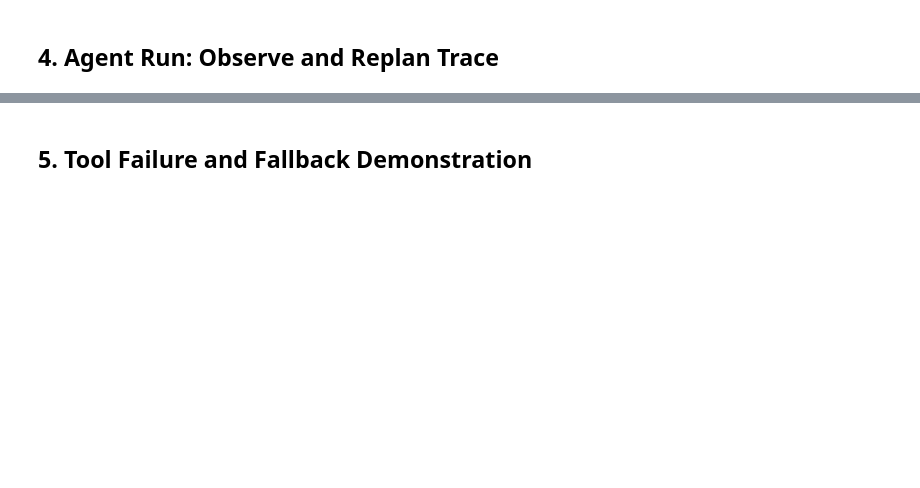
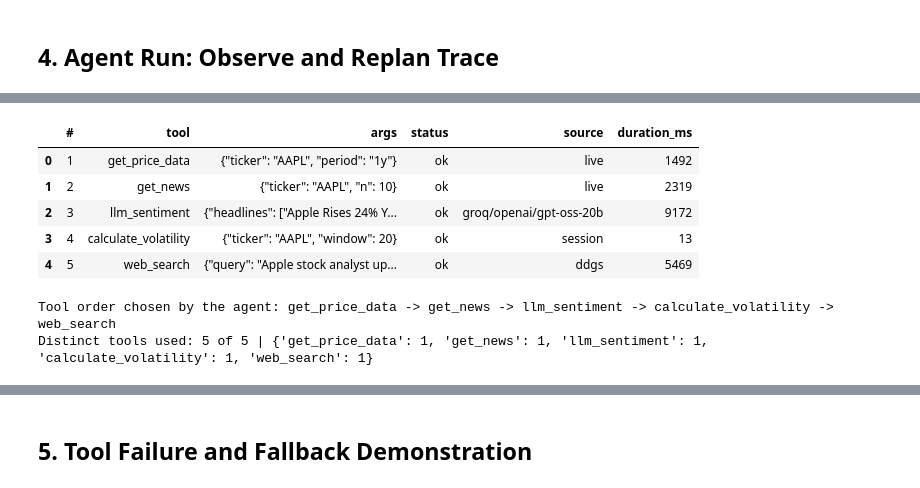
Before and after one commit to GimsaraK/CDAZZDEV-MLE-Gimsara_Elgiriyage, a Jupyter notebook: task3_agentic/task3_multi_agent.ipynb, the cells around one changed output, grey strips where cells are left out. Drawn from its saved outputs; the diff is of its cells as text; code cells hidden in the pictures; blank space fills up the shorter version.

Commit message:
Add Task 3 multi-agent research system: LangGraph tool agent, two-agent pipeline with critique loop, memory, cache, trace and dashboard

```diff
--- a/task3_agentic/task3_multi_agent.ipynb
+++ b/task3_agentic/task3_multi_agent.ipynb
@@ -24,0 +308,11 @@ Every tool call is written to `logs/agent_trace.jsonl` with its inputs, output (
+# %%
+# AI-ASSISTED: Claude Code (claude-opus-5-5), Prompt: 'Implement the Task 3A plan (the plan approved in Entry 13)', Date: 2026-10-09 (see CITATIONS.md Entry 14)
+
+from task3_agentic.src.agent import run_research
+from task3_agentic.src.display import TracePrinter
+
+ctx = SessionContext(config.TICKER, trace=trace)
+run = run_research(ctx, on_message=TracePrinter())
+print("\nStatus:", run.final.status, "| revisions:", run.final.revisions, "| duration:", run.duration_s, "s")
+print("Agent turns by model:", run.final.agent_models, "| report written by:", run.final.report_model)
+print("Graph events:", run.events or "none")
@@ -24,0 +356,20 @@ Every tool call is written to `logs/agent_trace.jsonl` with its inputs, output (
+# %%
+# AI-ASSISTED: Claude Code (claude-opus-5-5), Prompt: 'Implement the Task 3A plan (the plan approved in Entry 13)', Date: 2026-10-09 (see CITATIONS.md Entry 14)
+
+from collections import Counter
+
+from task3_agentic.src.display import tool_call_table
+
+# The order below was chosen by the model at run time; nothing in the code fixes it.
+display(tool_call_table(ctx))
+print("Tool order chosen by the agent:", " -> ".join(run.tool_sequence))
+print("Distinct tools used:", len(set(run.tool_sequence)), "of 5 |", dict(Counter(run.tool_sequence)))
+# %% [output]
+|  | # | tool | args | status | source | duration_ms |
+| 0 | 1 | get_price_data | {"ticker": "AAPL", "period": "1y"} | ok | live | 1492 |
+| 1 | 2 | get_news | {"ticker": "AAPL", "n": 10} | ok | live | 2319 |
+| 2 | 3 | llm_sentiment | {"headlines": ["Apple Rises 24% Y... | ok | groq/openai/gpt-oss-20b | 9172 |
+| 3 | 4 | calculate_volatility | {"ticker": "AAPL", "window": 20} | ok | session | 13 |
+| 4 | 5 | web_search | {"query": "Apple stock analyst up... | ok | ddgs | 5469 |
+Tool order chosen by the agent: get_price_data -> get_news -> llm_sentiment -> calculate_volatility -> web_search
+Distinct tools used: 5 of 5 | {'get_price_data': 1, 'get_news': 1, 'llm_sentiment': 1, 'calculate_volatility': 1, 'web_search': 1}
```
Also changed, not shown: parts of 53 cells of this notebook, 41 other files.
